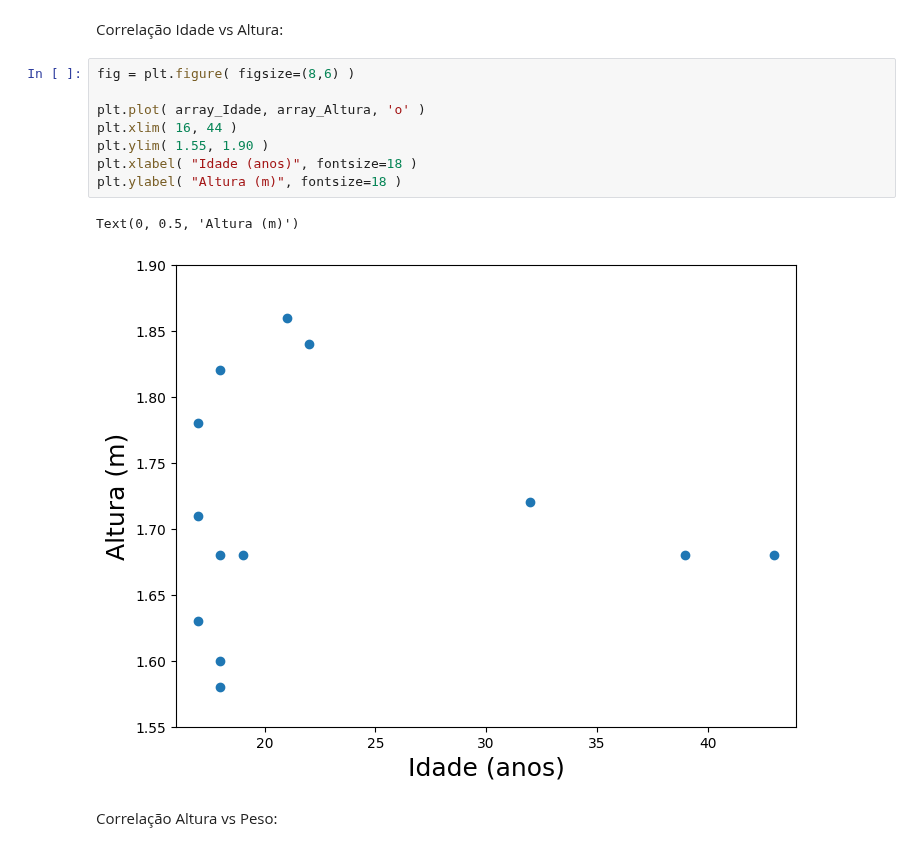
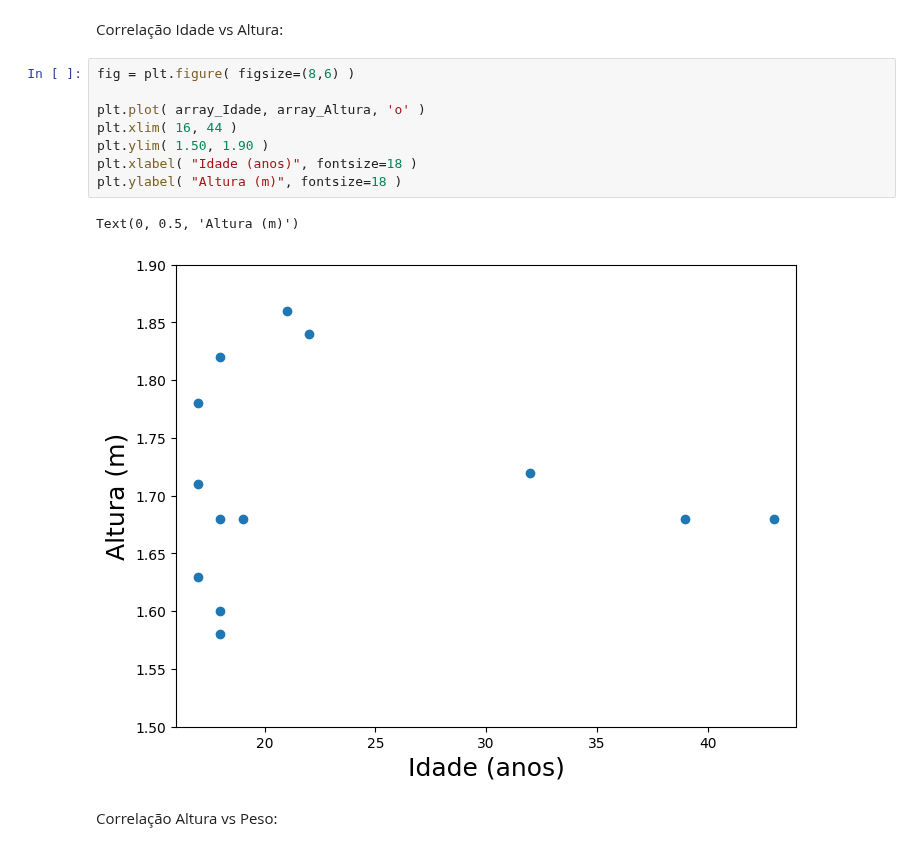
Before and after one commit to elizamelo/FisicaGeral, a Jupyter notebook: aula01_dados_da_turma2_2025_1.ipynb, the cells around one changed output. Cells and saved outputs as stored; diff of their text form.

```diff
--- a/aula01_dados_da_turma2_2025_1.ipynb
+++ b/aula01_dados_da_turma2_2025_1.ipynb
@@ -314,14 +332,14 @@ Correlação Idade vs Altura:
 # %%
 fig = plt.figure( figsize=(8,6) )
 
 plt.plot( array_Idade, array_Altura, 'o' )
 plt.xlim( 16, 44 )
-plt.ylim( 1.55, 1.90 )
+plt.ylim( 1.50, 1.90 )
 plt.xlabel( "Idade (anos)", fontsize=18 )
 plt.ylabel( "Altura (m)", fontsize=18 )
 # %% [output]
 Text(0, 0.5, 'Altura (m)')
-[figure, old version]
+[figure, new version]
 # %% [markdown]
 Correlação Altura vs Peso:
 # %%
```
Also changed, not shown: parts of 10 cells of this notebook.
